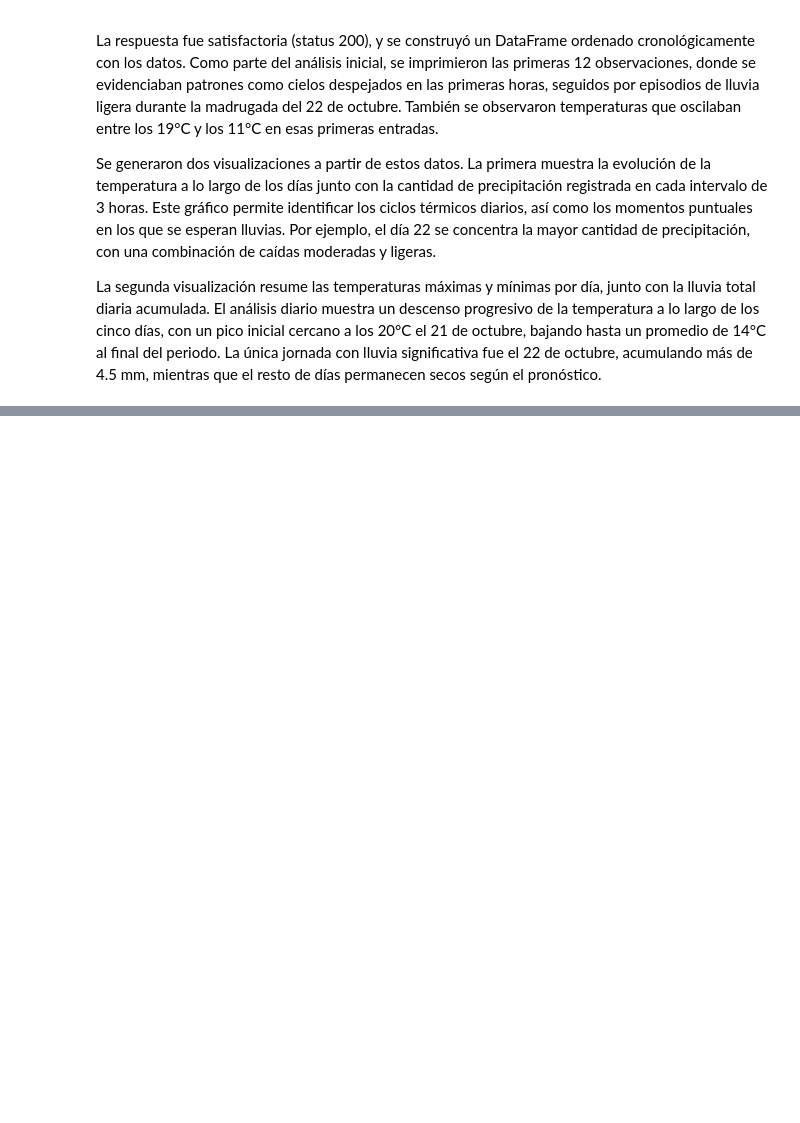
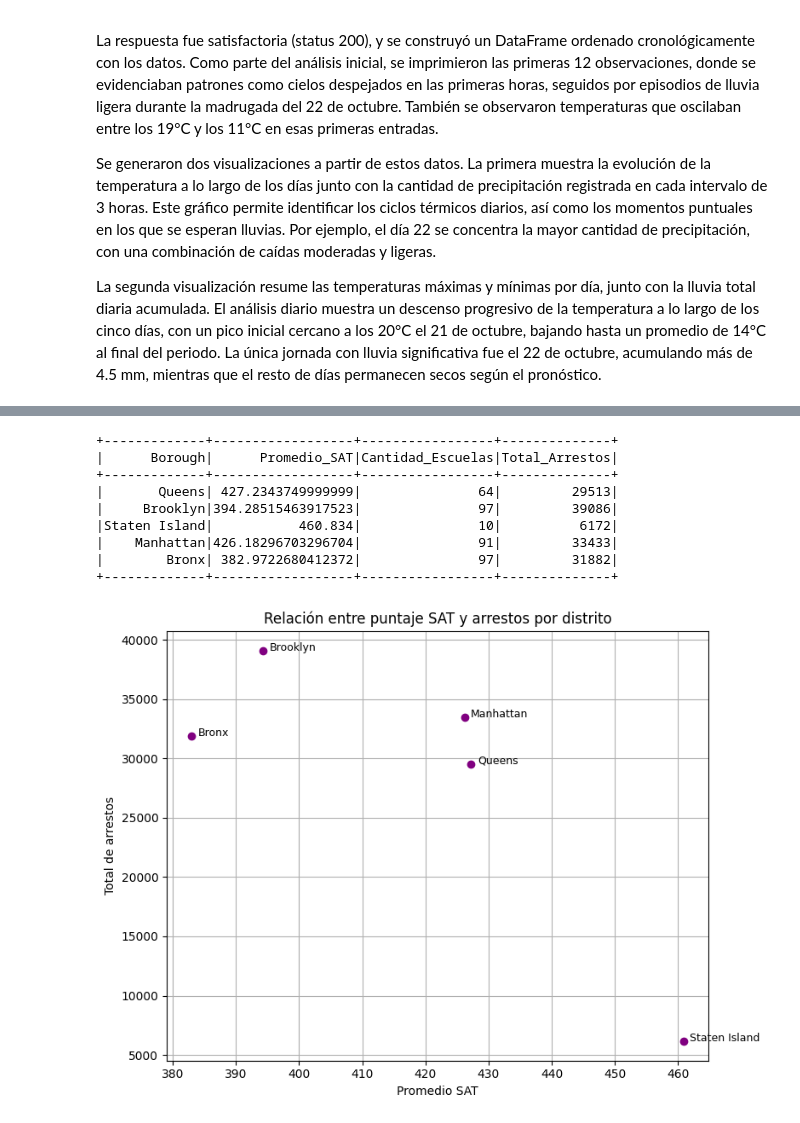
Before and after one commit to juliancramos/analisis-exploratorio-nueva-york, a Jupyter notebook: analisis-exploratorio-ny.ipynb, the cells around one changed output, grey strips where cells are left out. Drawn from its saved outputs; the diff is of its cells as text; code cells hidden in the pictures; blank space fills up the shorter version.

Commit message:
entrega final terminada

```diff
--- a/analisis-exploratorio-ny.ipynb
+++ b/analisis-exploratorio-ny.ipynb
@@ -2617,0 +3239,20 @@ Ubicación: New York, US
+# %%
+from pyspark.sql.functions import col, when, count
+
+# 1. Traducir código de borough a nombre completo
+df_arrestos_distrito = df_arrestos.withColumn(
+    "Borough",
+    when(col("ARREST_BORO") == "B", "Bronx")
+    .when(col("ARREST_BORO") == "K", "Brooklyn")
+    .when(col("ARREST_BORO") == "M", "Manhattan")
+    .when(col("ARREST_BORO") == "Q", "Queens")
+    .when(col("ARREST_BORO") == "S", "Staten Island")
+)
+
+# 2. Contar arrestos por distrito
+arrestos_por_distrito = df_arrestos_distrito.groupBy("Borough") \
+    .agg(count("*").alias("Total_Arrestos")) \
+    .orderBy("Borough")
+
+# 3. Mostrar resultados
+arrestos_por_distrito.show()
@@ -2617,0 +3273,47 @@ Ubicación: New York, US
+# %%
+# Unir ambas tablas por 'Borough'
+df_socioeducativo = sat_por_distrito.join(arrestos_por_distrito, on="Borough", how="inner")
+
+# Mostrar la tabla combinada
+df_socioeducativo.show()
+
+# Convertir a pandas para graficar
+df_plot = df_socioeducativo.toPandas()
+
+
+import os
+import matplotlib.pyplot as plt
+
+# Crear carpeta si no existe
+output_dir = "graficas/pregunta2"
+os.makedirs(output_dir, exist_ok=True)
+
+# Graficar
+plt.figure(figsize=(8,6))
+plt.scatter(df_plot["Promedio_SAT"], df_plot["Total_Arrestos"], color='purple')
+
+# Etiquetas con nombres de distritos
+for i in range(len(df_plot)):
+    plt.text(df_plot["Promedio_SAT"][i] + 1,
+             df_plot["Total_Arrestos"][i],
+             df_plot["Borough"][i],
+             fontsize=9)
+
+plt.xlabel("Promedio SAT")
+plt.ylabel("Total de arrestos")
+plt.title("Relación entre puntaje SAT y arrestos por distrito")
+plt.grid(True)
+plt.tight_layout()
+plt.savefig(f"{output_dir}/relacion_sat_arrestos.png")
+plt.show()
+# %% [output]
++-------------+------------------+-----------------+--------------+
+|      Borough|      Promedio_SAT|Cantidad_Escuelas|Total_Arrestos|
++-------------+------------------+-----------------+--------------+
+|       Queens| 427.2343749999999|               64|         29513|
+|     Brooklyn|394.28515463917523|               97|         39086|
+|Staten Island|           460.834|               10|          6172|
+|    Manhattan|426.18296703296704|               91|         33433|
+|        Bronx| 382.9722680412372|               97|         31882|
++-------------+------------------+-----------------+--------------+
+[figure, added]
```
Also changed, not shown: parts of 125 cells of this notebook.
